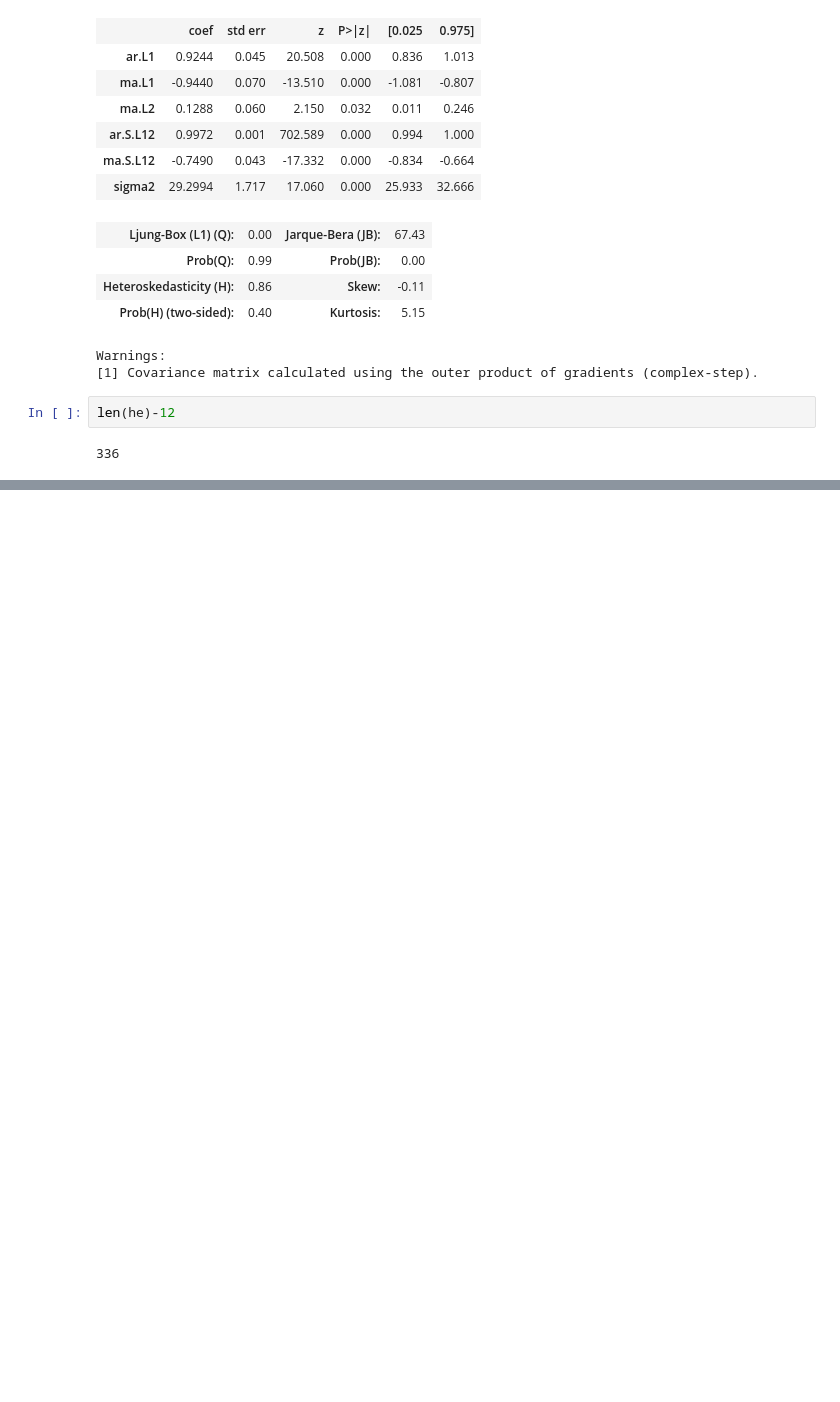
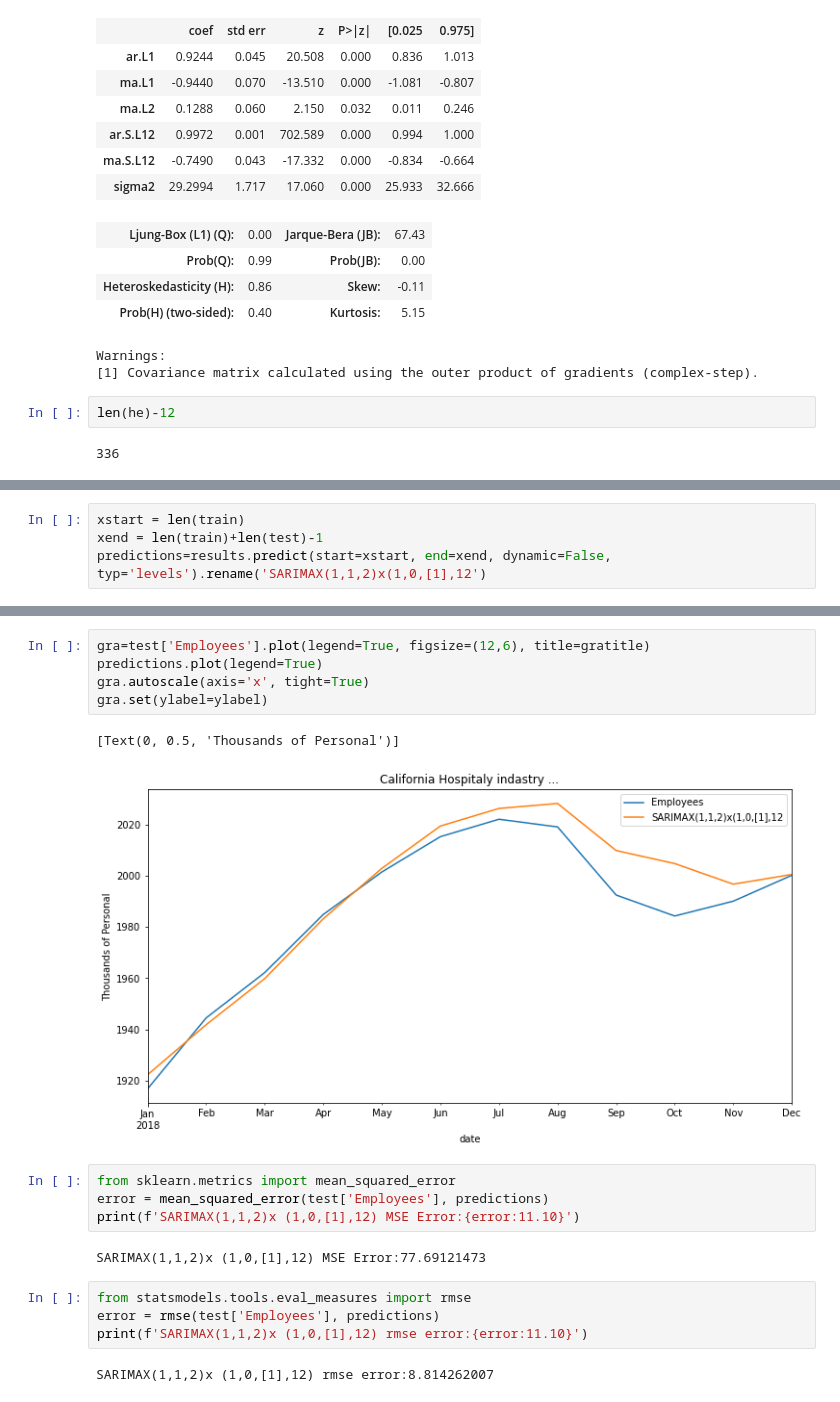
Before and after one commit to seva3/Silaev, a Jupyter notebook: Untitled2.ipynb, the cells around one changed output, grey strips where cells are left out. Drawn from its saved outputs; the diff is of its cells as text; blank space fills up the shorter version.

```diff
--- a/Untitled2.ipynb
+++ b/Untitled2.ipynb
@@ -137,3 +134,7 @@ SARIMAX Results
 | Prob(H) (two-sided): | 0.63 | Kurtosis: | 5.27 |
 Warnings:
 [1] Covariance matrix calculated using the outer product of gradients (complex-step).
+# %%
+xstart = len(train)
+xend = len(train)+len(test)-1
+predictions=results.predict(start=xstart, end=xend, dynamic=False, typ='levels').rename('SARIMAX(1,1,2)x(1,0,[1],12')
@@ -139,0 +157,20 @@ Warnings:
+# %%
+gra=test['Employees'].plot(legend=True, figsize=(12,6), title=gratitle)
+predictions.plot(legend=True)
+gra.autoscale(axis='x', tight=True)
+gra.set(ylabel=ylabel)
+# %% [output]
+[Text(0, 0.5, 'Thousands of Personal')]
+[figure, added]
+# %%
+from sklearn.metrics import mean_squared_error
+error = mean_squared_error(test['Employees'], predictions)
+print(f'SARIMAX(1,1,2)x (1,0,[1],12) MSE Error:{error:11.10}')
+# %% [output]
+SARIMAX(1,1,2)x (1,0,[1],12) MSE Error:77.69121473
+# %%
+from statsmodels.tools.eval_measures import rmse
+error = rmse(test['Employees'], predictions)
+print(f'SARIMAX(1,1,2)x (1,0,[1],12) rmse error:{error:11.10}')
+# %% [output]
+SARIMAX(1,1,2)x (1,0,[1],12) rmse error:8.814262007
```
Also changed, not shown: parts of 8 cells of this notebook.
